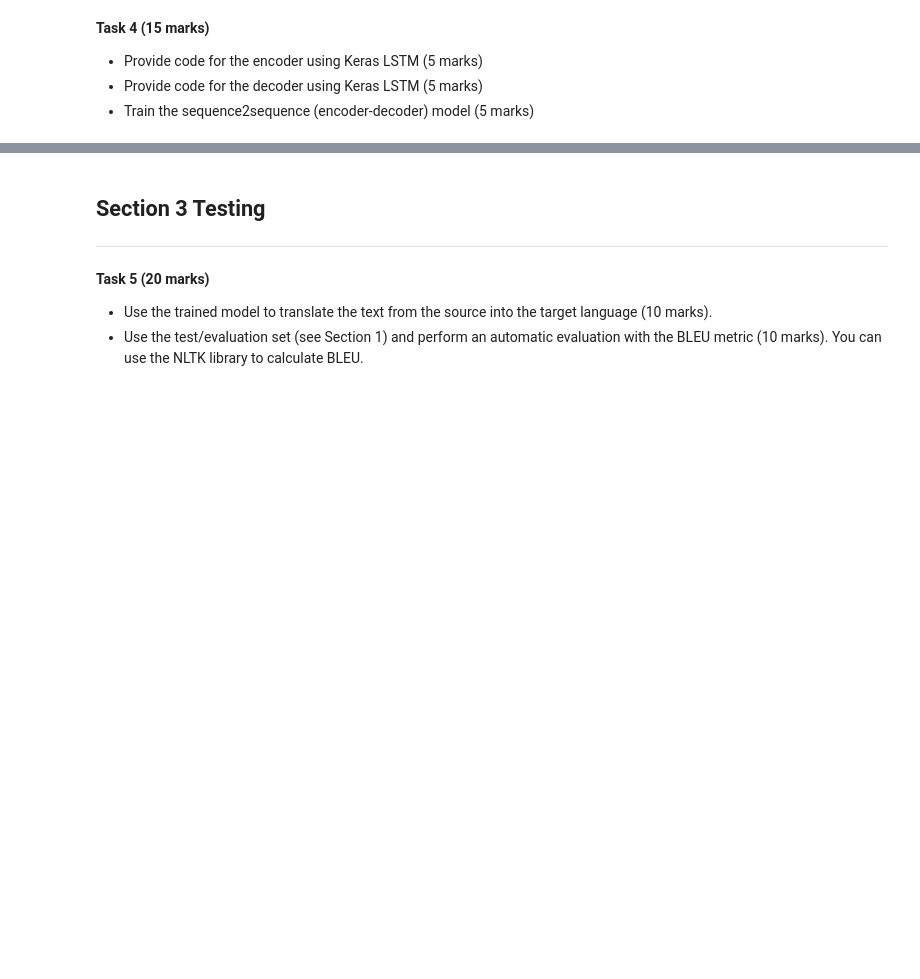
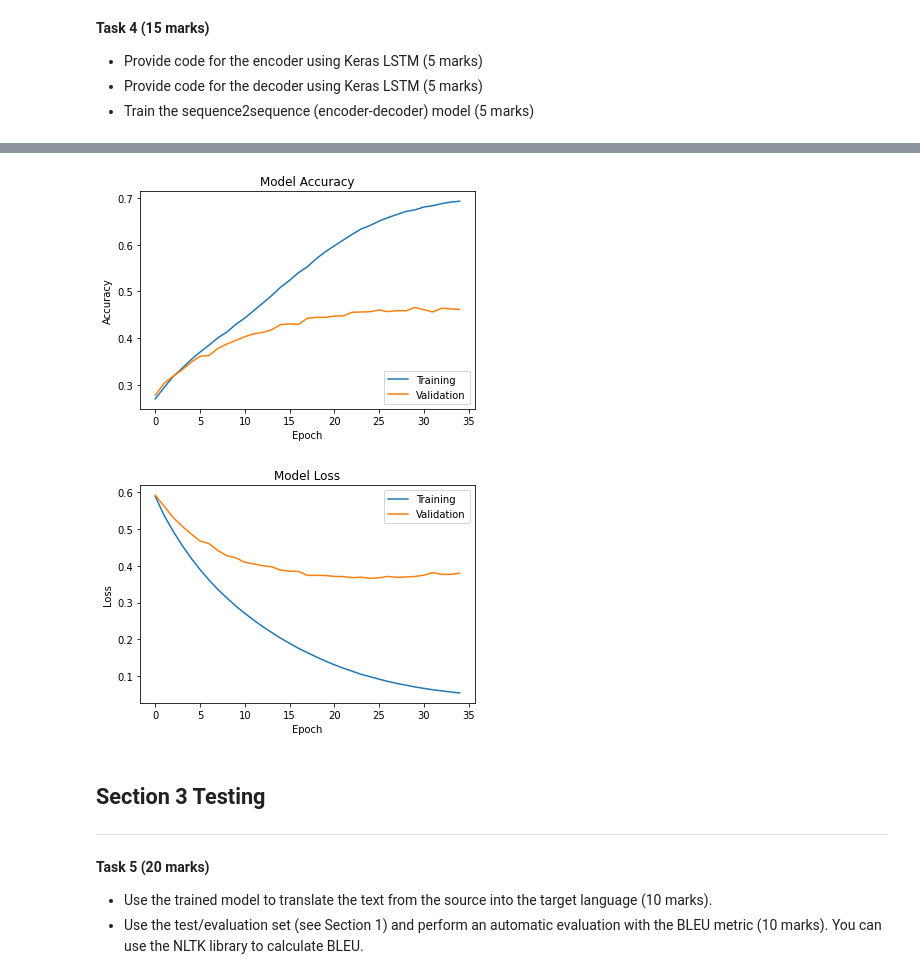
Before and after one commit to rahulkumar-datascientist/Neural-Machine-Translation-NMT-with-attention, a Jupyter notebook: 20230113_MSc_DA_Assignment_2.ipynb, the cells around one changed output, grey strips where cells are left out. Saved outputs shown, nothing was run; the diff lists cells and outputs as text; code cells hidden in the pictures; blank space fills up the shorter version.

Commit message:
Finished Model Training

```diff
--- a/20230113_MSc_DA_Assignment_2.ipynb
+++ b/20230113_MSc_DA_Assignment_2.ipynb
@@ -323,0 +371,6 @@ model.save('seq2seq_source_target.h5')
+# %%
+# Defining Encoder Architecture
+encoder_input    = Input(shape = (max_seq_len_source,), name = 'Encoder_input')
+embedded_encoder = Embedding(len_source_vocab, embedding_shape, weights=[source_embedding], mask_zero=True)(encoder_input)
+encoder_output, state_h, state_c = LSTM(latent_dim, return_state=True)(embedded_encoder)
+encoder_state = [state_h,state_c]
@@ -323,0 +386,3 @@ model.save('seq2seq_source_target.h5')
+# %%
+model = Model(inputs = [encoder_input, decoder_input], outputs = decoder_output)
+model.summary()
@@ -323,0 +407,12 @@ model.save('seq2seq_source_target.h5')
+# %%
+model.compile(optimizer = 'rmsprop', loss = 'categorical_crossentropy', metrics=['accuracy'])
+
+# Callback to stop training the model when the validation loss has stopped improving
+early = keras.callbacks.EarlyStopping(monitor = 'val_loss', patience = 10, mode = 'min')
+
+# Fitting the model
+model_history = model.fit([encoder_input_data, decoder_input_data], decoder_target_data,
+                          batch_size = batch_size , epochs = epochs, validation_split=0.12,
+                          callbacks=[early])
+
+model.save('seq2seq_source_target.h5')
@@ -324,3 +437,28 @@ model.save('seq2seq_source_target.h5')
+# %%
+# list all data in history
+# print(model_history.history.keys())
+
+# summarize history for accuracy
+plt.plot(model_history.history['accuracy'])
+plt.plot(model_history.history['val_accuracy'])
+plt.title('Model Accuracy')
+plt.ylabel('Accuracy')
+plt.xlabel('Epoch')
+# plt.ylim([0.60, 1.00])
+plt.legend(['Training', 'Validation'], loc='lower right')
+plt.show()
+
+# summarize history for loss
+plt.plot(model_history.history['loss'])
+plt.plot(model_history.history['val_loss'])
+plt.title('Model Loss')
+plt.ylabel('Loss')
+plt.xlabel('Epoch')
+plt.legend(['Training', 'Validation'], loc='best')
+plt.show()
+# %% [output]
+[figure, added]
+[figure, added]
 # %% [markdown]
 ## Section 3 Testing
 
```
Also changed, not shown: parts of 29 cells of this notebook.
